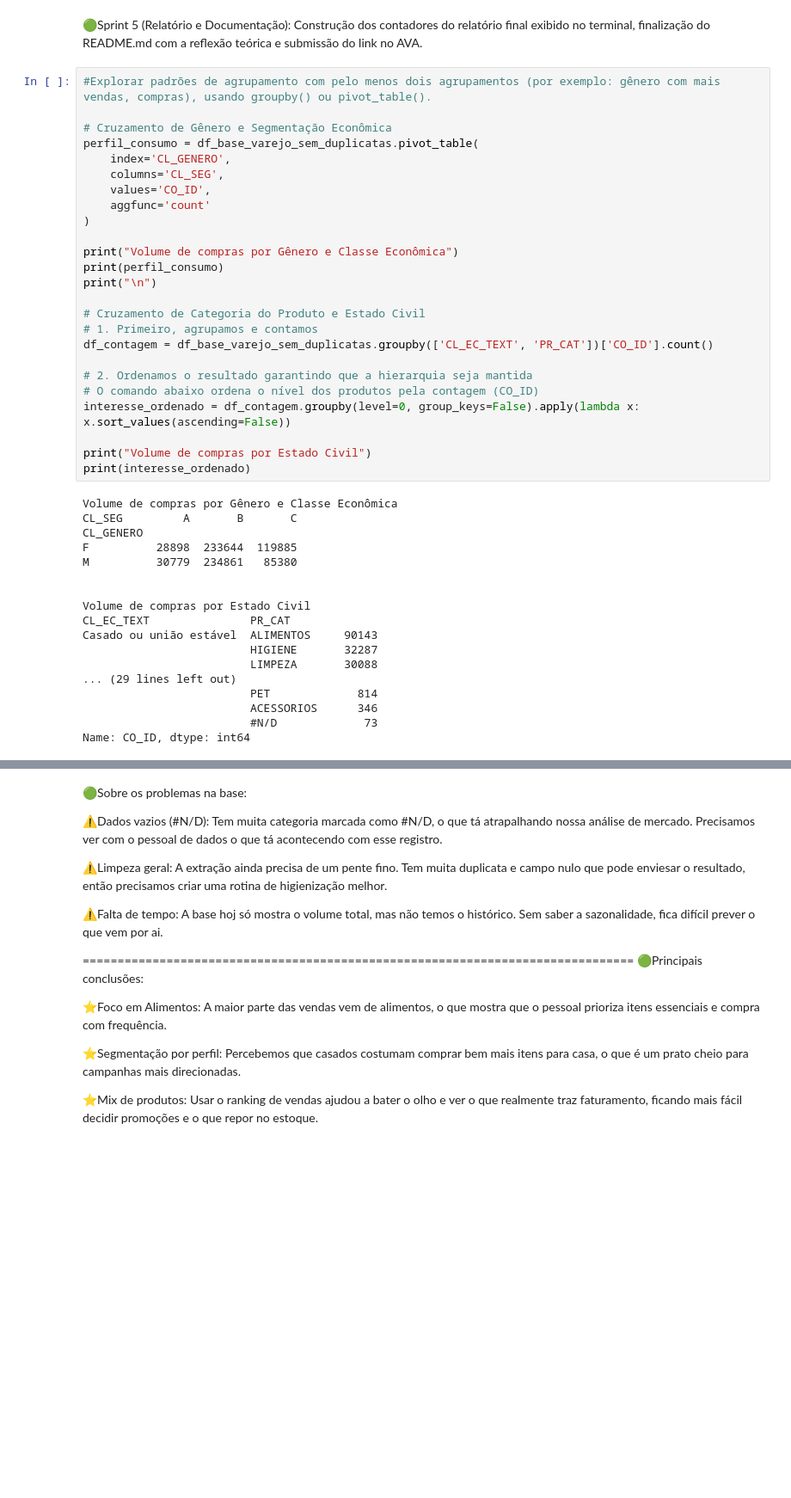
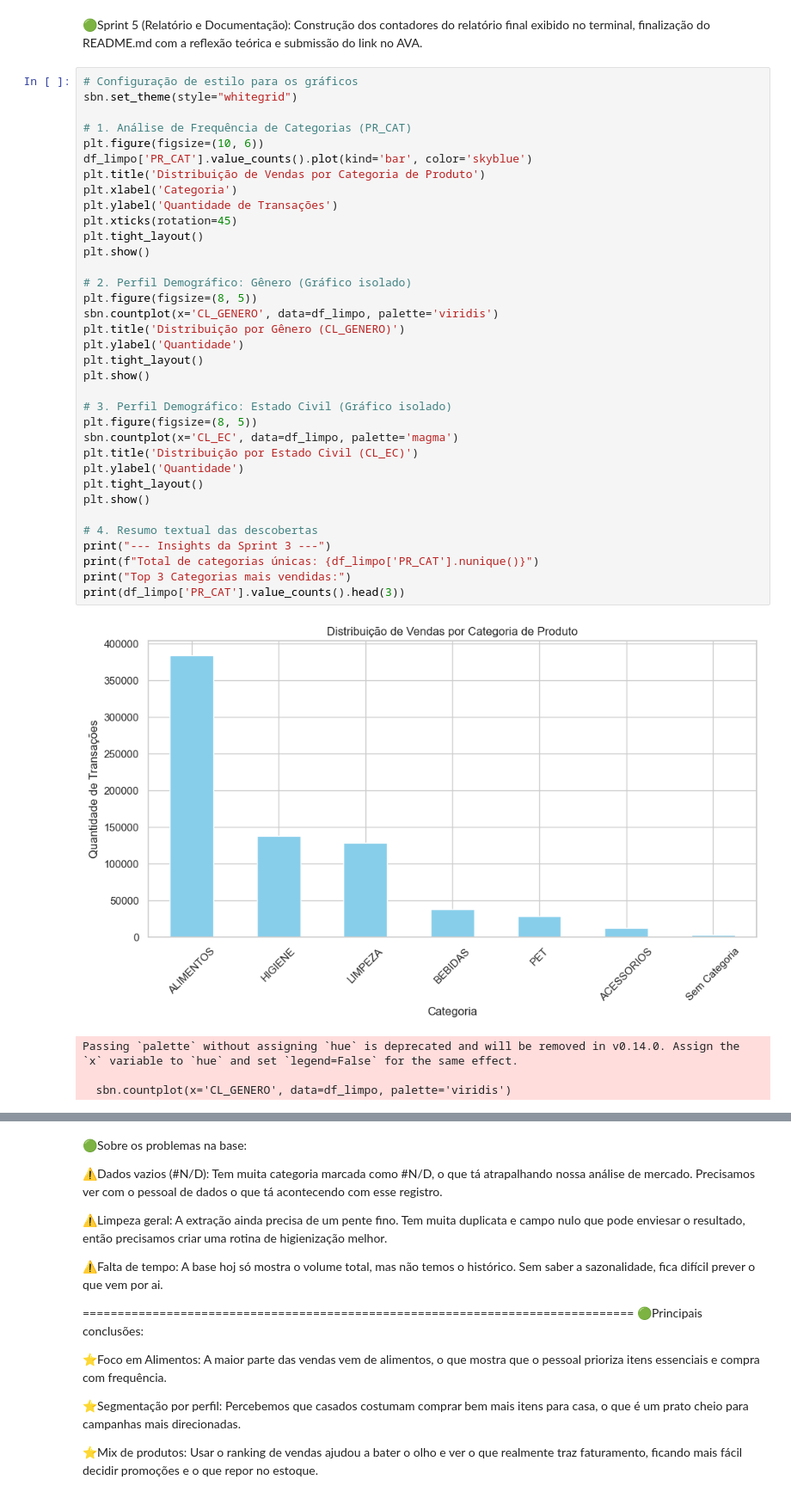
Before and after one commit to danielregis81/Miniprojeto_DanielRegis_T2, a Jupyter notebook: Miniprojeto_Varejo_AED.ipynb, the cells around one changed output, grey strips where cells are left out. Shown at 86% size. Drawn from its saved outputs; the diff is of its cells as text; blank space fills up the shorter version.

```diff
--- a/Miniprojeto_Varejo_AED.ipynb
+++ b/Miniprojeto_Varejo_AED.ipynb
@@ -169,45 +180,42 @@ Name: CL_FHL, dtype: float64
 # %% [markdown]
 🟢Sprint 5 (Relatório e Documentação): Construção dos contadores do relatório final exibido no terminal, finalização do README.md com a reflexão teórica e submissão do link no AVA.
 # %%
-#Explorar padrões de agrupamento com pelo menos dois agrupamentos (por exemplo: gênero com mais vendas, compras), usando groupby() ou pivot_table().
+# Configuração de estilo para os gráficos
+sbn.set_theme(style="whitegrid")
 
-# Cruzamento de Gênero e Segmentação Econômica
-perfil_consumo = df_base_varejo_sem_duplicatas.pivot_table(
-    index='CL_GENERO',
-    columns='CL_SEG',
-    values='CO_ID',
-    aggfunc='count'
-)
+# 1. Análise de Frequência de Categorias (PR_CAT)
+plt.figure(figsize=(10, 6))
+df_limpo['PR_CAT'].value_counts().plot(kind='bar', color='skyblue')
+plt.title('Distribuição de Vendas por Categoria de Produto')
+plt.xlabel('Categoria')
+plt.ylabel('Quantidade de Transações')
+plt.xticks(rotation=45)
+plt.tight_layout()
+plt.show()
 
-print("Volume de compras por Gênero e Classe Econômica")
-print(perfil_consumo)
-print("\n")
+# 2. Perfil Demográfico: Gênero (Gráfico isolado)
+plt.figure(figsize=(8, 5))
+sbn.countplot(x='CL_GENERO', data=df_limpo, palette='viridis')
+plt.title('Distribuição por Gênero (CL_GENERO)')
+plt.ylabel('Quantidade')
+plt.tight_layout()
+plt.show()
 
-# Cruzamento de Categoria do Produto e Estado Civil
-# 1. Primeiro, agrupamos e contamos
-df_contagem = df_base_varejo_sem_duplicatas.groupby(['CL_EC_TEXT', 'PR_CAT'])['CO_ID'].count()
+# 3. Perfil Demográfico: Estado Civil (Gráfico isolado)
+plt.figure(figsize=(8, 5))
+sbn.countplot(x='CL_EC', data=df_limpo, palette='magma')
+plt.title('Distribuição por Estado Civil (CL_EC)')
+plt.ylabel('Quantidade')
+plt.tight_layout()
+plt.show()
 
-# 2. Ordenamos o resultado garantindo que a hierarquia seja mantida
-# O comando abaixo ordena o nível dos produtos pela contagem (CO_ID)
-interesse_ordenado = df_contagem.groupby(level=0, group_keys=False).apply(lambda x: x.sort_values(ascending=False))
-
-print("Volume de compras por Estado Civil")
-print(interesse_ordenado)
+# 4. Resumo textual das descobertas
+print("--- Insights da Sprint 3 ---")
+print(f"Total de categorias únicas: {df_limpo['PR_CAT'].nunique()}")
+print("Top 3 Categorias mais vendidas:")
+print(df_limpo['PR_CAT'].value_counts().head(3))
 # %% [output]
+[figure, added]
-Volume de compras por Gênero e Classe Econômica
-CL_SEG         A       B       C
-CL_GENERO
-F          28898  233644  119885
-M          30779  234861   85380
+Passing `palette` without assigning `hue` is deprecated and will be removed in v0.14.0. Assign the `x` variable to `hue` and set `legend=False` for the same effect.
 
-
-Volume de compras por Estado Civil
-CL_EC_TEXT               PR_CAT
-Casado ou união estável  ALIMENTOS     90143
-                         HIGIENE       32287
-                         LIMPEZA       30088
-... (29 lines left out)
-                         PET             814
-                         ACESSORIOS      346
-                         #N/D             73
-Name: CO_ID, dtype: int64
+  sbn.countplot(x='CL_GENERO', data=df_limpo, palette='viridis')
```
Also changed, not shown: parts of 8 cells of this notebook, 1 other file.
